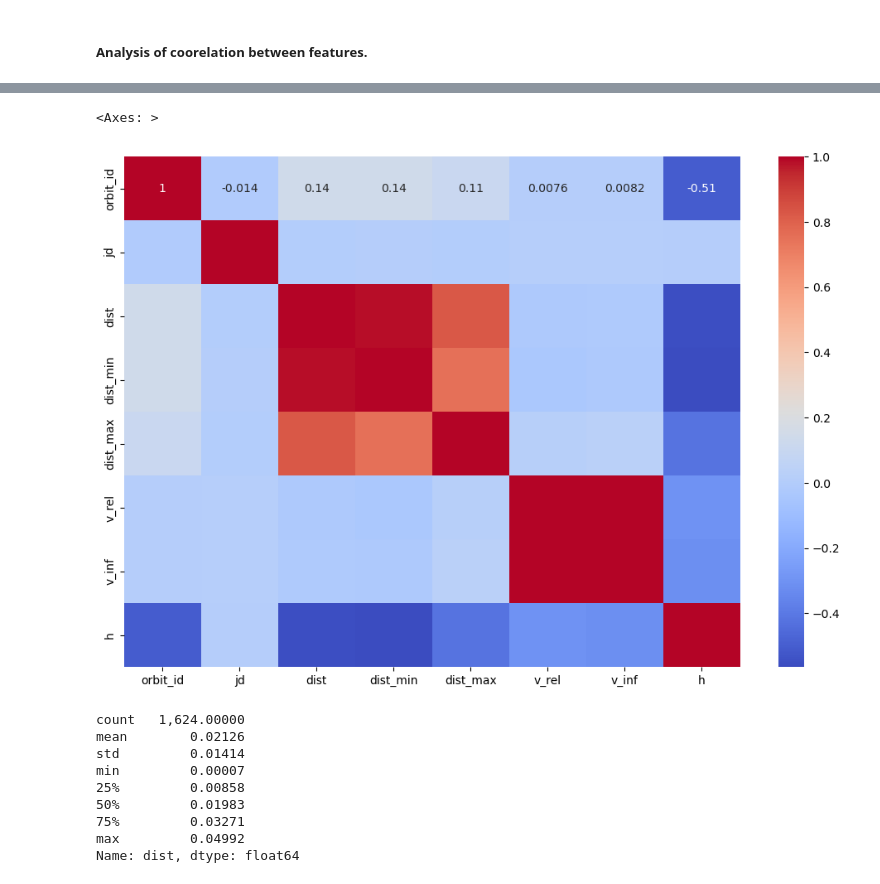
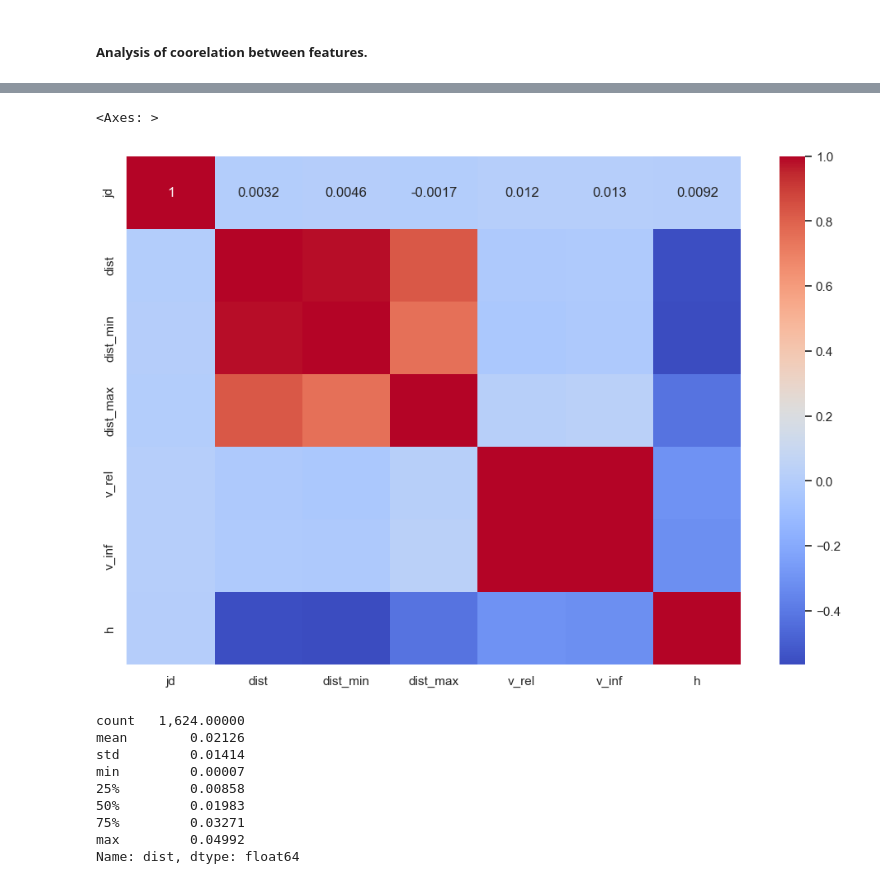
Before and after one commit to nikolayzhechev/Earth-Orbit-Objects-Analysis-and-Prediction, a Jupyter notebook: Earth Orbit Objects.ipynb, the cells around one changed output, grey strips where cells are left out. Saved outputs shown, nothing was run; the diff lists cells and outputs as text; code cells hidden in the pictures.

```diff
--- a/Earth Orbit Objects.ipynb
+++ b/Earth Orbit Objects.ipynb
@@ -257,11 +270,12 @@ cb.ax.tick_params(labelsize=9)
 # %%
 # correlation matrix
 df_clean = remove_objects(earth_orbit_objects_data)
+df_clean = df_clean.drop(columns='orbit_id', axis=1)
 plt.figure(figsize=(12,8))
 sns.heatmap(df_clean.corr(), annot=True, cmap='coolwarm')
 # %% [output]
 <Axes: >
-[figure, old version]
+[figure, new version]
 # %%
 earth_orbit_objects_data.dist.describe()
 # %% [output]
```
Also changed, not shown: parts of 34 cells of this notebook, 1 other file.
